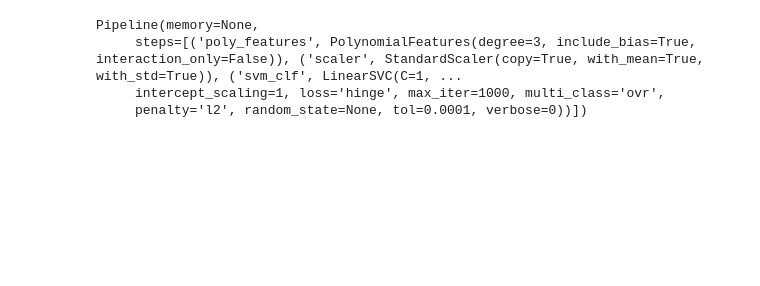
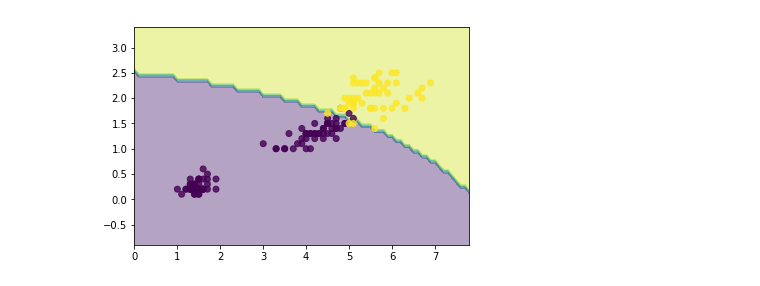
Before and after one commit to ligang945/hands_on_machine_learning_with_scikit_learn_and_tensorflow, a Jupyter notebook: ch5 SVM.ipynb, the cells around one changed output. Saved outputs shown, nothing was run; the diff lists cells and outputs as text; code cells hidden in the pictures; blank space fills up the shorter version.

```diff
--- a/ch5 SVM.ipynb
+++ b/ch5 SVM.ipynb
@@ -29,20 +40,18 @@ array([1.])
 # %%
 # 添加多项式特性，然后线性分类
 from sklearn.datasets import make_moons
 from sklearn.pipeline import Pipeline
 from sklearn.preprocessing import PolynomialFeatures
 
 polynomial_svm_clf = Pipeline((
         ("poly_features", PolynomialFeatures(degree=3)),
         ("scaler", StandardScaler()),
         ("svm_clf", LinearSVC(C=1, loss="hinge")),
     ))
 polynomial_svm_clf.fit(X, y)
+lg_plot(polynomial_svm_clf)
 # %% [output]
-Pipeline(memory=None,
-     steps=[('poly_features', PolynomialFeatures(degree=3, include_bias=True, interaction_only=False)), ('scaler', StandardScaler(copy=True, with_mean=True, with_std=True)), ('svm_clf', LinearSVC(C=1, ...
-     intercept_scaling=1, loss='hinge', max_iter=1000, multi_class='ovr',
-     penalty='l2', random_state=None, tol=0.0001, verbose=0))])
+[figure, added]
 # %%
 #使用多项式核
 from sklearn.svm import SVC
```
Also changed, not shown: parts of 5 cells of this notebook.
